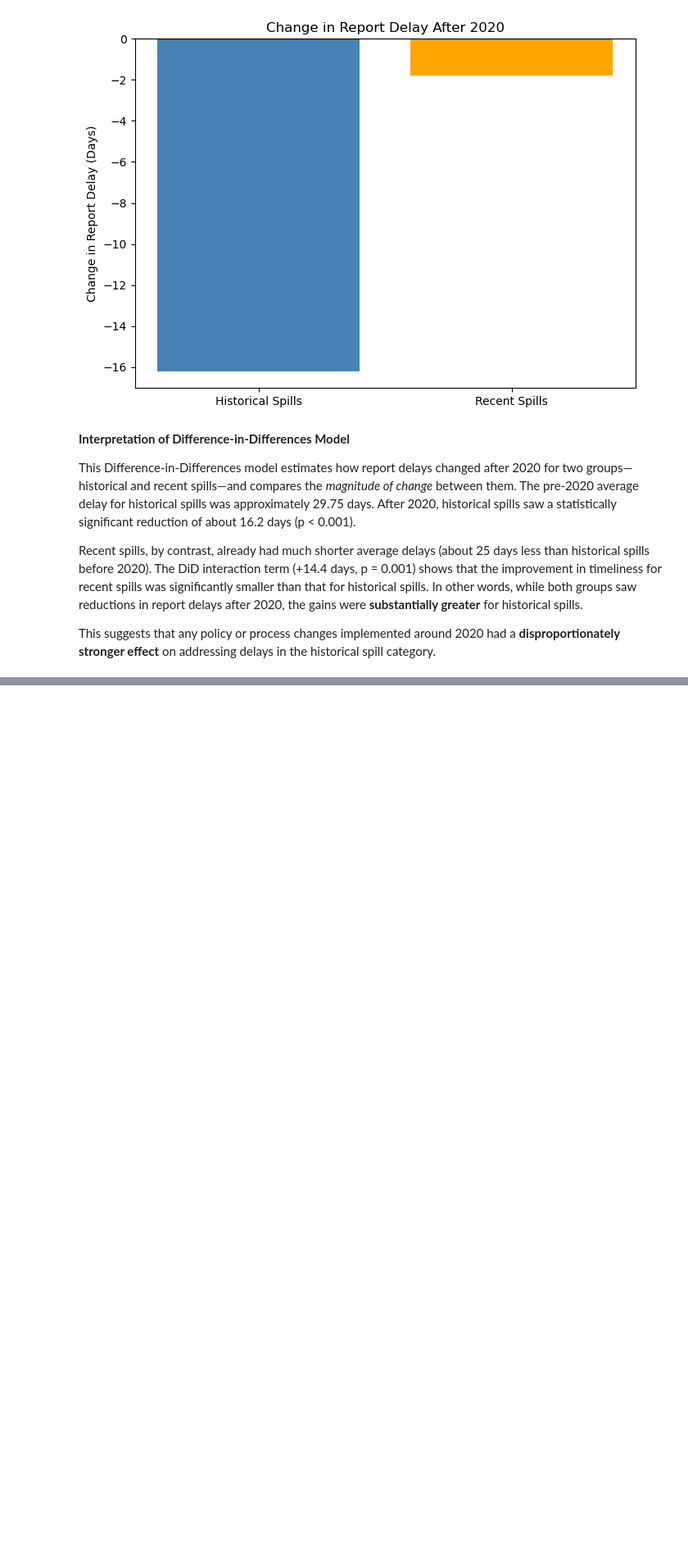
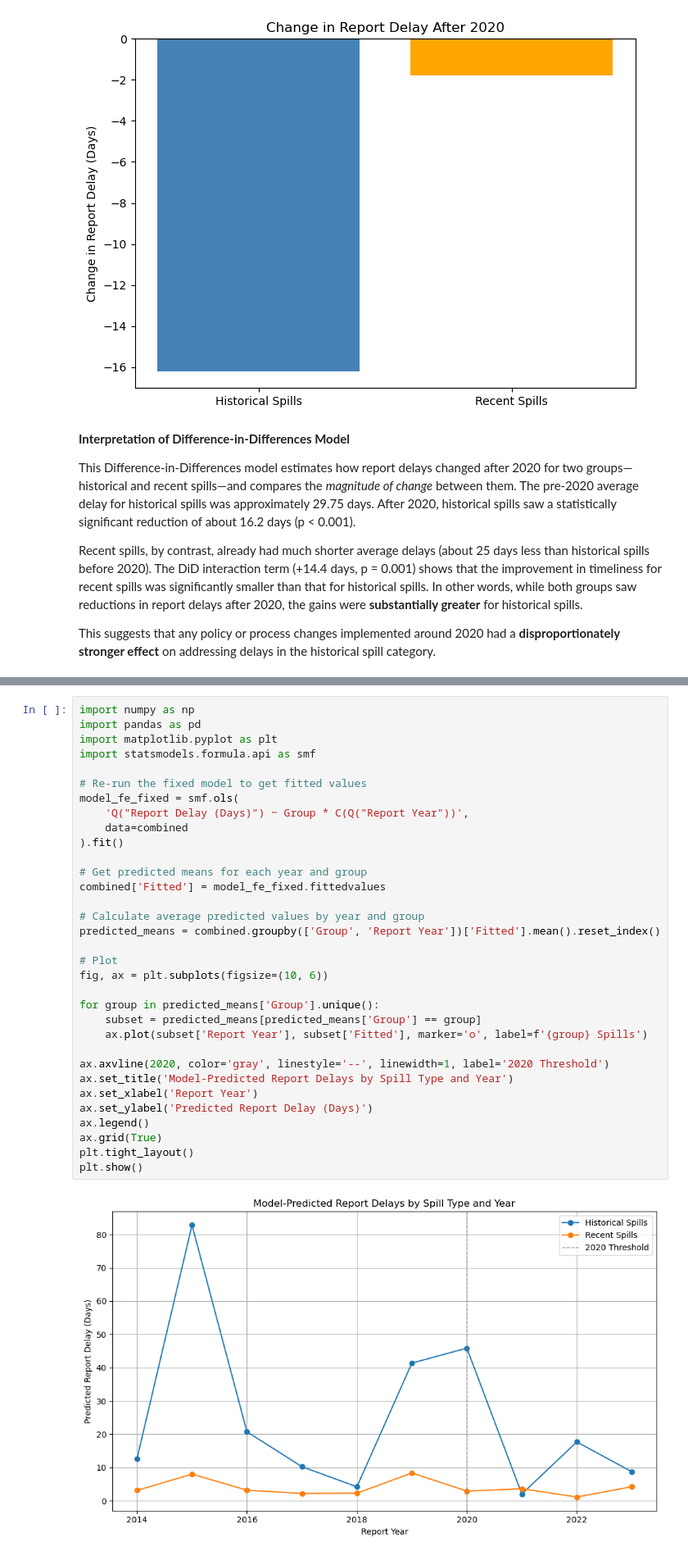
Before and after one commit to dadams-AU/colorado_spills, a Jupyter notebook: analysis/analysis5.ipynb, the cells around one changed output, grey strips where cells are left out. Shown at 82% size. Saved outputs shown, nothing was run; the diff lists cells and outputs as text; blank space fills up the shorter version.

```diff
--- a/analysis/analysis5.ipynb
+++ b/analysis/analysis5.ipynb
@@ -639,0 +764,35 @@ This suggests that any policy or process changes implemented around 2020 had a *
+# %%
+import numpy as np
+import pandas as pd
+import matplotlib.pyplot as plt
+import statsmodels.formula.api as smf
+
+# Re-run the fixed model to get fitted values
+model_fe_fixed = smf.ols(
+    'Q("Report Delay (Days)") ~ Group * C(Q("Report Year"))',
+    data=combined
+).fit()
+
+# Get predicted means for each year and group
+combined['Fitted'] = model_fe_fixed.fittedvalues
+
+# Calculate average predicted values by year and group
+predicted_means = combined.groupby(['Group', 'Report Year'])['Fitted'].mean().reset_index()
+
+# Plot
+fig, ax = plt.subplots(figsize=(10, 6))
+
+for group in predicted_means['Group'].unique():
+    subset = predicted_means[predicted_means['Group'] == group]
+    ax.plot(subset['Report Year'], subset['Fitted'], marker='o', label=f'{group} Spills')
+
+ax.axvline(2020, color='gray', linestyle='--', linewidth=1, label='2020 Threshold')
+ax.set_title('Model-Predicted Report Delays by Spill Type and Year')
+ax.set_xlabel('Report Year')
+ax.set_ylabel('Predicted Report Delay (Days)')
+ax.legend()
+ax.grid(True)
+plt.tight_layout()
+plt.show()
+# %% [output]
+[figure, added]
```
Also changed, not shown: parts of 14 cells of this notebook, 2 other files.
